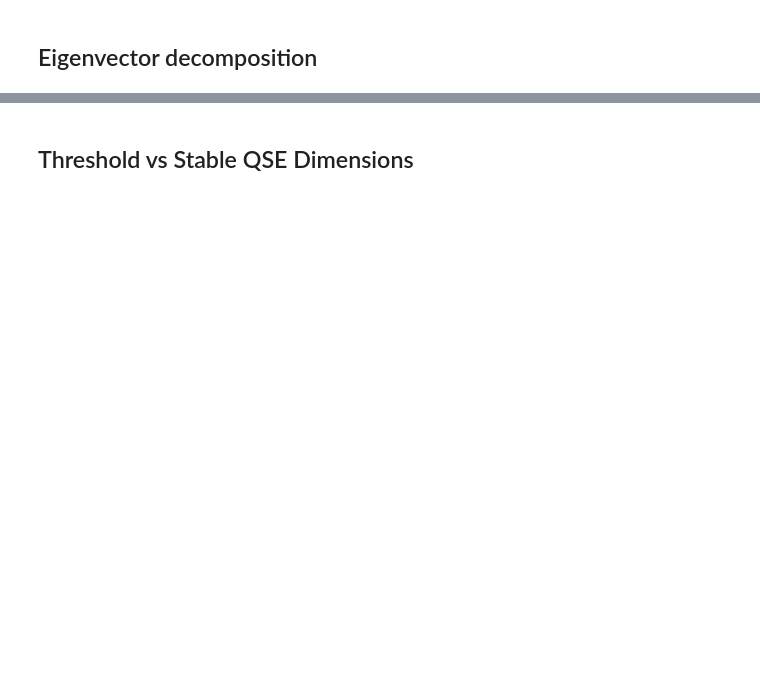
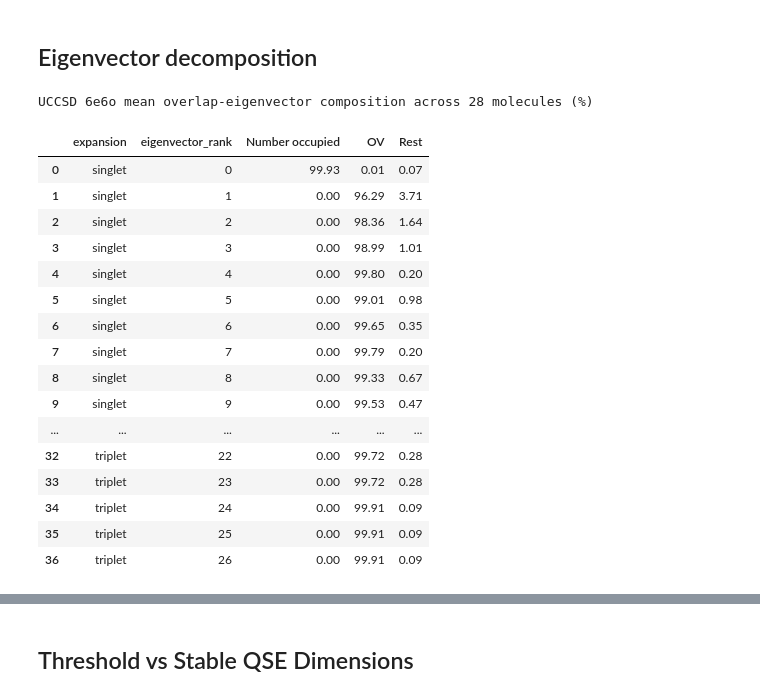
Before and after one commit to naythanyeo/qse-practical-analysis, a Jupyter notebook: notebooks/02_dimensions_analysis.ipynb, the cells around one changed output, grey strips where cells are left out. Drawn from its saved outputs; the diff is of its cells as text; code cells hidden in the pictures; blank space fills up the shorter version.

```diff
--- a/notebooks/02_dimensions_analysis.ipynb
+++ b/notebooks/02_dimensions_analysis.ipynb
@@ -120,33 +157,68 @@ for active_space in active_spaces:
             _, eigenvectors = la.eigh(np.asarray(S, dtype=complex))
             # Reverse the order of eigenvectors, as they are sorted ascending
             # Here we plot them in descending order
             # Each weight is normalised such that sum of squares is 1
             component_weights = 100 * np.abs(eigenvectors[:, ::-1]) ** 2
             molecule_compositions.append({
                 category: component_weights[categories == category].sum(axis=0)
                 for category in composition_categories
             })
 
         # Take the mean for all 28 molecules
         mean_composition = {
             category: np.mean([composition[category]
                                for composition in molecule_compositions], axis=0)
             for category in composition_categories
         }
         # Record by different ranks
         composition_data[expansion] = {
             rank: {category: float(mean_composition[category][rank])
                    for category in composition_categories}
             for rank in range(len(categories))
         }
 
     eigenvector_composition_data[active_space] = composition_data
     figure = plot_eigenvector_composition(composition_data, active_space)
     save_figure(figure, "dimension_analysis/overlap_eigenvector_composition", f"uccsd_{active_space}")
     eigenvector_composition_figures.append(figure)
 
+stable_dimensions = dict(zip(("singlet", "triplet"), get_stable_states((6, 6))))
+composition_records = [
+    {"expansion": expansion, "eigenvector_rank": rank, **composition}
+    for expansion, ranks in eigenvector_composition_data["6e6o"].items()
+    for rank, composition in ranks.items()
+    if rank < stable_dimensions[expansion]
+]
+df_6e6o_eigenvector_composition = pd.DataFrame(composition_records)
+df_6e6o_eigenvector_composition = df_6e6o_eigenvector_composition[
+    ["expansion", "eigenvector_rank", *composition_categories]
+]
+assert len(df_6e6o_eigenvector_composition) == sum(stable_dimensions.values())
+assert np.allclose(df_6e6o_eigenvector_composition[list(composition_categories)].sum(axis=1), 100)
+display(df_6e6o_eigenvector_composition.style.format(
+    {category: "{:.2f}" for category in composition_categories}
+).set_caption("UCCSD 6e6o mean overlap-eigenvector composition across 28 molecules (%)"))
+
 show_scrollable_figs(eigenvector_composition_figures)
 # %% [output]
+UCCSD 6e6o mean overlap-eigenvector composition across 28 molecules (%)
+|  | expansion | eigenvector_rank | Number occupied | OV | Rest |
+| 0 | singlet | 0 | 99.93 | 0.01 | 0.07 |
+| 1 | singlet | 1 | 0.00 | 96.29 | 3.71 |
+| 2 | singlet | 2 | 0.00 | 98.36 | 1.64 |
+| 3 | singlet | 3 | 0.00 | 98.99 | 1.01 |
+| 4 | singlet | 4 | 0.00 | 99.80 | 0.20 |
+| 5 | singlet | 5 | 0.00 | 99.01 | 0.98 |
+| 6 | singlet | 6 | 0.00 | 99.65 | 0.35 |
+| 7 | singlet | 7 | 0.00 | 99.79 | 0.20 |
+| 8 | singlet | 8 | 0.00 | 99.33 | 0.67 |
+| 9 | singlet | 9 | 0.00 | 99.53 | 0.47 |
+| ... | ... | ... | ... | ... | ... |
+| 32 | triplet | 22 | 0.00 | 99.72 | 0.28 |
+| 33 | triplet | 23 | 0.00 | 99.72 | 0.28 |
+| 34 | triplet | 24 | 0.00 | 99.91 | 0.09 |
+| 35 | triplet | 25 | 0.00 | 99.91 | 0.09 |
+| 36 | triplet | 26 | 0.00 | 99.91 | 0.09 |
 [interactive output not drawn]
 # %% [markdown]
 ## Threshold vs Stable QSE Dimensions
```
Also changed, not shown: parts of 2 cells of this notebook, 1 other file.
